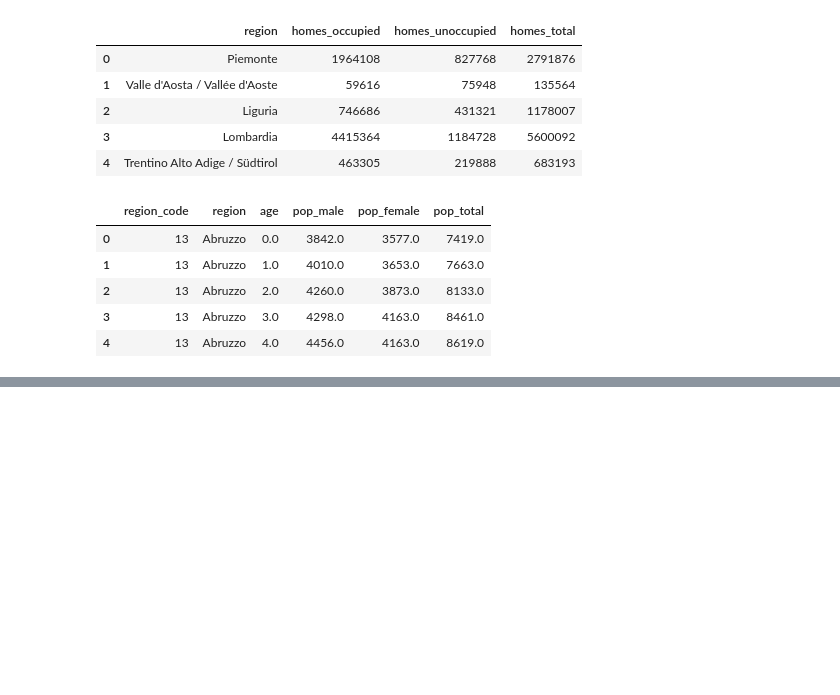
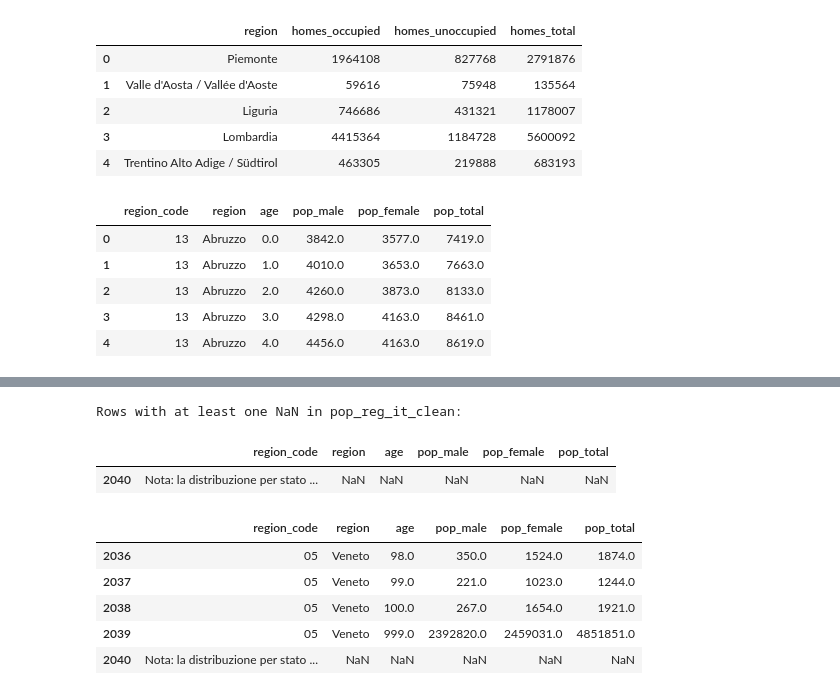
Before and after one commit to eugeniavd/retired_places, a Jupyter notebook: analysis/notebooks/01_italy_cleaning.ipynb, the cells around one changed output, grey strips where cells are left out. Drawn from its saved outputs; the diff is of its cells as text; code cells hidden in the pictures; blank space fills up the shorter version.

```diff
--- a/analysis/notebooks/01_italy_cleaning.ipynb
+++ b/analysis/notebooks/01_italy_cleaning.ipynb
@@ -128,9 +154,11 @@ display(homes_it.head())
 | 3 | Lombardia | 4415364 | 1184728 | 5600092 |
 | 4 | Trentino Alto Adige / Südtirol | 463305 | 219888 | 683193 |
 # %%
-pop_reg_it.columns = ["region_code", "region", "age", "pop_male", "pop_female", "pop_total"]
+# translare column names to unify the language
+pop_reg_it_clean = pop_reg_it.copy()
+pop_reg_it_clean.columns = ["region_code", "region", "age", "pop_male", "pop_female", "pop_total"]
 
-pop_reg_it.head()
+pop_reg_it_clean.head()
 # %% [output]
 |  | region_code | region | age | pop_male | pop_female | pop_total |
 | 0 | 13 | Abruzzo | 0.0 | 3842.0 | 3577.0 | 7419.0 |
@@ -209,0 +266,20 @@ dtype: object
+# %%
+# Check the row with missing values
+mask_pop_any_na = pop_reg_it_clean.isna().any(axis=1)
+rows_pop_any_na = pop_reg_it_clean[mask_pop_any_na]
+
+print("Rows with at least one NaN in pop_reg_it_clean:")
+display(rows_pop_any_na)
+# %% [output]
+Rows with at least one NaN in pop_reg_it_clean:
+|  | region_code | region | age | pop_male | pop_female | pop_total |
+| 2040 | Nota: la distribuzione per stato ... | NaN | NaN | NaN | NaN | NaN |
+# %%
+pop_reg_it_clean.tail()
+# %% [output]
+|  | region_code | region | age | pop_male | pop_female | pop_total |
+| 2036 | 05 | Veneto | 98.0 | 350.0 | 1524.0 | 1874.0 |
+| 2037 | 05 | Veneto | 99.0 | 221.0 | 1023.0 | 1244.0 |
+| 2038 | 05 | Veneto | 100.0 | 267.0 | 1654.0 | 1921.0 |
+| 2039 | 05 | Veneto | 999.0 | 2392820.0 | 2459031.0 | 4851851.0 |
+| 2040 | Nota: la distribuzione per stato ... | NaN | NaN | NaN | NaN | NaN |
```
Also changed, not shown: parts of 25 cells of this notebook, 16 other files.
